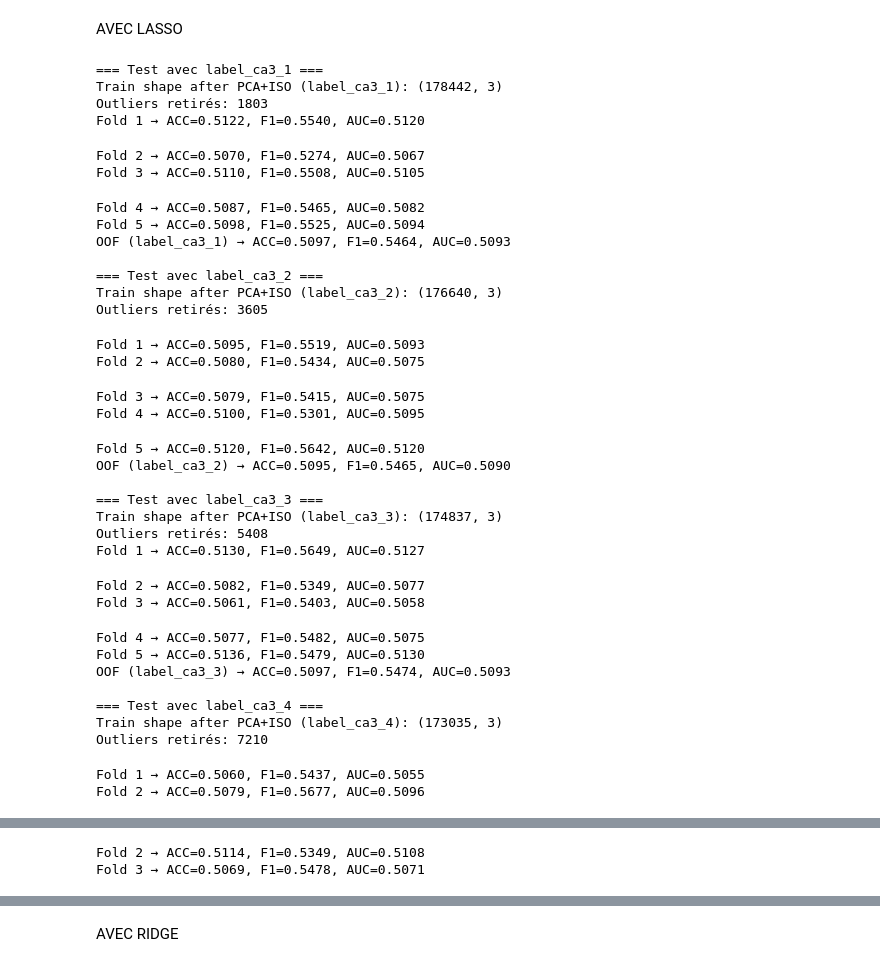
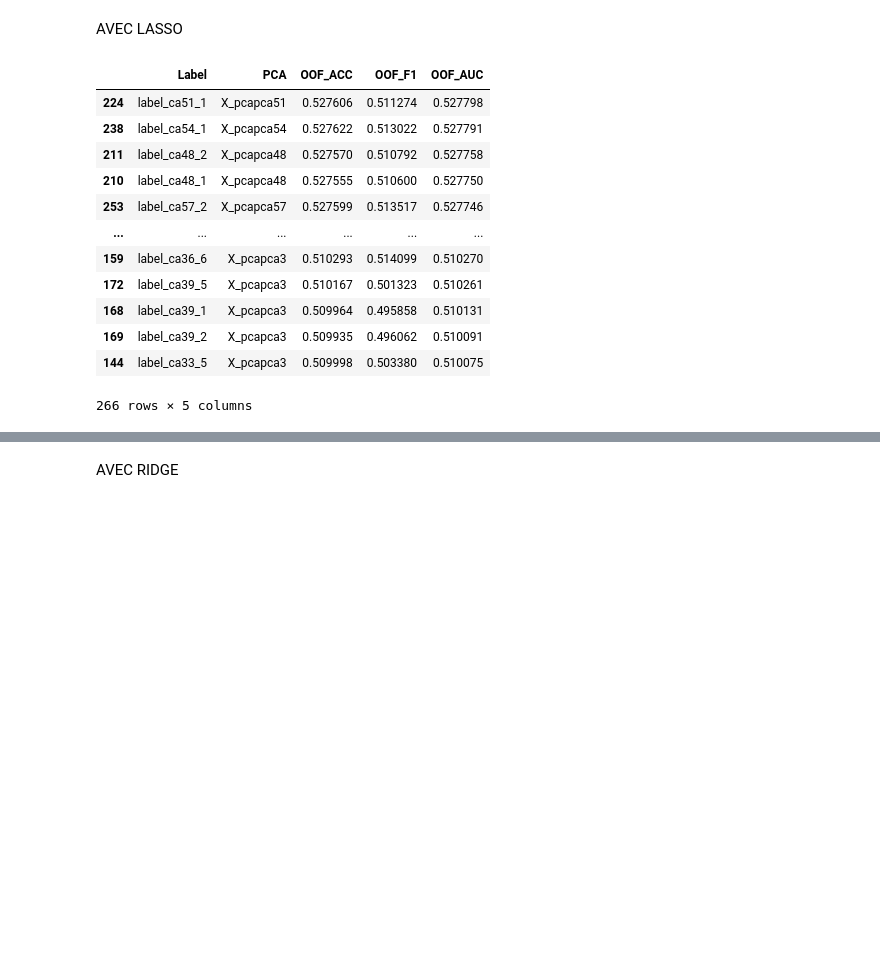
Before and after one commit to leclercrafael/QRT-Asset-Allocation-Performance-forecasting, a Jupyter notebook: main_raf.ipynb, the cells around one changed output, grey strips where cells are left out. Cells and saved outputs as stored; diff of their text form; code cells hidden in the pictures; blank space fills up the shorter version.

```diff
--- a/main_raf.ipynb
+++ b/main_raf.ipynb
@@ -314,9 +350,17 @@ features = (
     + [f'STD_PERF_{i}' for i in range(2,21)]
     + [f'STD_VOL_{i}' for i in range(2,21)]
     + ["RET_VOLATILITY_20", "RET_MOMENTUM", "RET_SHARPE", "SIGNED_VOLUME_VOL","VOL_TREND_5","RET_TREND_5"]
-    + ["alloc_enc"]
+    + ["ALLOCATION_enc"]
     +["TS_num"]
     +["VOL_PERF_RATIO","RET_KURT_20","RET_SKEW_20","RET_DIFF1","RET_LAG1"]
+    +["ret_vol_corr_20"]
+    +["mean1_5_times_turnover"]
+    +["cumret_20_sum"]
+    +["n_pos_20"]
+    +["longest_pos_streak"]
+    +["RET_WEIGHTED_MOMENTUM"]
+    +["ts_mean_ret"]
+    +["relative_perf_vs_ts"]
 )
 
 X_train.columns
@@ -408,7 +519,7 @@ from sklearn.decomposition import PCA
 from sklearn.ensemble import IsolationForest
 
 # --- Paramètres ---
-pca_components = [i for i in range(3,60,3)]         # ajout de 35 et 45
+pca_components = [i for i in range(3,61,2)]         # ajout de 35 et 45
 iso_contaminations = [i/100 for i in range(1,15)]      # ajout de 12%
 
 # --- Étape 1 : Créer et ajuster les PCA ---
@@ -470,7 +581,7 @@ for label_name in labels.keys():
 
 # --- Boucle sur chaque label ---
 for label_name, lbl_array in labels.items():
-    print(f"\n=== Test avec {label_name} ===")
+    #print(f"\n=== Test avec {label_name} ===")
 
     pca_key = label_to_pca[label_name]
     X_train_pca = X_pca[pca_key]
@@ -484,8 +595,8 @@ for label_name, lbl_array in labels.items():
 
 
 
-    print(f"Train shape after PCA+ISO ({label_name}): {X_train_clean.shape}")
-    print(f"Outliers retirés: {(lbl_array == -1).sum()}")
+    #print(f"Train shape after PCA+ISO ({label_name}): {X_train_clean.shape}")
+    #print(f"Outliers retirés: {(lbl_array == -1).sum()}")
 
     # K-Fold
     kf = KFold(n_splits=n_splits, shuffle=True, random_state=random_state)
@@ -496,13 +607,7 @@ for label_name, lbl_array in labels.items():
         X_tr, X_val = X_train_clean[train_idx], X_train_clean[val_idx]
         y_tr, y_val = y_train_clean.iloc[train_idx], y_train_clean.iloc[val_idx]
 
-        model = LogisticRegression(
-                    penalty='elasticnet',
-                    solver='saga',
-                    l1_ratio=0.5,
-                    C=1.0,
-                    max_iter=1000
-                )
+        model = RidgeClassifier(alpha=1e-2, fit_intercept=False)
         model.fit(X_tr, y_tr)
 
         y_val_pred = model.predict(X_val)
@@ -510,67 +615,45 @@ for label_name, lbl_array in labels.items():
 
 
         acc = accuracy_score(y_val, y_val_pred)
         f1 = f1_score(y_val, y_val_pred)
         auc = roc_auc_score(y_val, y_val_pred)
         fold_scores.append(dict(fold=fold+1, acc=acc, f1=f1, auc=auc))
 
-        print(f"Fold {fold+1} → ACC={acc:.4f}, F1={f1:.4f}, AUC={auc:.4f}")
+        #print(f"Fold {fold+1} → ACC={acc:.4f}, F1={f1:.4f}, AUC={auc:.4f}")
 
     # Scores globaux OOF
     acc_oof = accuracy_score(y_train_clean, oof_preds)
     f1_oof = f1_score(y_train_clean, oof_preds)
     auc_oof = roc_auc_score(y_train_clean, oof_preds)
-    print(f"OOF ({label_name}) → ACC={acc_oof:.4f}, F1={f1_oof:.4f}, AUC={auc_oof:.4f}")
+    #print(f"OOF ({label_name}) → ACC={acc_oof:.4f}, F1={f1_oof:.4f}, AUC={auc_oof:.4f}")
 
     results.append({
         "label": label_name,
         "pca_key": pca_key,
         "oof_acc": acc_oof,
         "oof_f1": f1_oof,
         "oof_auc": auc_oof,
         "fold_details": fold_scores
     })
 
 # Comparaison globale
 res_df = pd.DataFrame([
     {"Label": r["label"], "PCA": r["pca_key"], "OOF_ACC": r["oof_acc"], "OOF_F1": r["oof_f1"], "OOF_AUC": r["oof_auc"]}
     for r in results
 ])
 
 display(res_df.sort_values("OOF_AUC", ascending=False))
 # %% [output]
+|  | Label | PCA | OOF_ACC | OOF_F1 | OOF_AUC |
+| 224 | label_ca51_1 | X_pcapca51 | 0.527606 | 0.511274 | 0.527798 |
+| 238 | label_ca54_1 | X_pcapca54 | 0.527622 | 0.513022 | 0.527791 |
+| 211 | label_ca48_2 | X_pcapca48 | 0.527570 | 0.510792 | 0.527758 |
+| 210 | label_ca48_1 | X_pcapca48 | 0.527555 | 0.510600 | 0.527750 |
+| 253 | label_ca57_2 | X_pcapca57 | 0.527599 | 0.513517 | 0.527746 |
+| ... | ... | ... | ... | ... | ... |
+| 159 | label_ca36_6 | X_pcapca3 | 0.510293 | 0.514099 | 0.510270 |
+| 172 | label_ca39_5 | X_pcapca3 | 0.510167 | 0.501323 | 0.510261 |
+| 168 | label_ca39_1 | X_pcapca3 | 0.509964 | 0.495858 | 0.510131 |
+| 169 | label_ca39_2 | X_pcapca3 | 0.509935 | 0.496062 | 0.510091 |
+| 144 | label_ca33_5 | X_pcapca3 | 0.509998 | 0.503380 | 0.510075 |
-=== Test avec label_ca3_1 ===
-Train shape after PCA+ISO (label_ca3_1): (178442, 3)
-Outliers retirés: 1803
-Fold 1 → ACC=0.5122, F1=0.5540, AUC=0.5120
+266 rows × 5 columns
-Fold 2 → ACC=0.5070, F1=0.5274, AUC=0.5067
-Fold 3 → ACC=0.5110, F1=0.5508, AUC=0.5105
-Fold 4 → ACC=0.5087, F1=0.5465, AUC=0.5082
-Fold 5 → ACC=0.5098, F1=0.5525, AUC=0.5094
-OOF (label_ca3_1) → ACC=0.5097, F1=0.5464, AUC=0.5093
-
-=== Test avec label_ca3_2 ===
-Train shape after PCA+ISO (label_ca3_2): (176640, 3)
-Outliers retirés: 3605
-Fold 1 → ACC=0.5095, F1=0.5519, AUC=0.5093
-Fold 2 → ACC=0.5080, F1=0.5434, AUC=0.5075
-Fold 3 → ACC=0.5079, F1=0.5415, AUC=0.5075
-Fold 4 → ACC=0.5100, F1=0.5301, AUC=0.5095
-Fold 5 → ACC=0.5120, F1=0.5642, AUC=0.5120
-OOF (label_ca3_2) → ACC=0.5095, F1=0.5465, AUC=0.5090
-
-=== Test avec label_ca3_3 ===
-Train shape after PCA+ISO (label_ca3_3): (174837, 3)
-Outliers retirés: 5408
-Fold 1 → ACC=0.5130, F1=0.5649, AUC=0.5127
-Fold 2 → ACC=0.5082, F1=0.5349, AUC=0.5077
-Fold 3 → ACC=0.5061, F1=0.5403, AUC=0.5058
-Fold 4 → ACC=0.5077, F1=0.5482, AUC=0.5075
-Fold 5 → ACC=0.5136, F1=0.5479, AUC=0.5130
-OOF (label_ca3_3) → ACC=0.5097, F1=0.5474, AUC=0.5093
-
-=== Test avec label_ca3_4 ===
-Train shape after PCA+ISO (label_ca3_4): (173035, 3)
-Outliers retirés: 7210
-Fold 1 → ACC=0.5060, F1=0.5437, AUC=0.5055
-Fold 2 → ACC=0.5079, F1=0.5677, AUC=0.5096
@@ -586,2 +659,0 @@ Fold 1 → ACC=0.5116, F1=0.5508, AUC=0.5112
-Fold 2 → ACC=0.5114, F1=0.5349, AUC=0.5108
-Fold 3 → ACC=0.5069, F1=0.5478, AUC=0.5071
```
Also changed, not shown: parts of 21 cells of this notebook, 1 other file.
